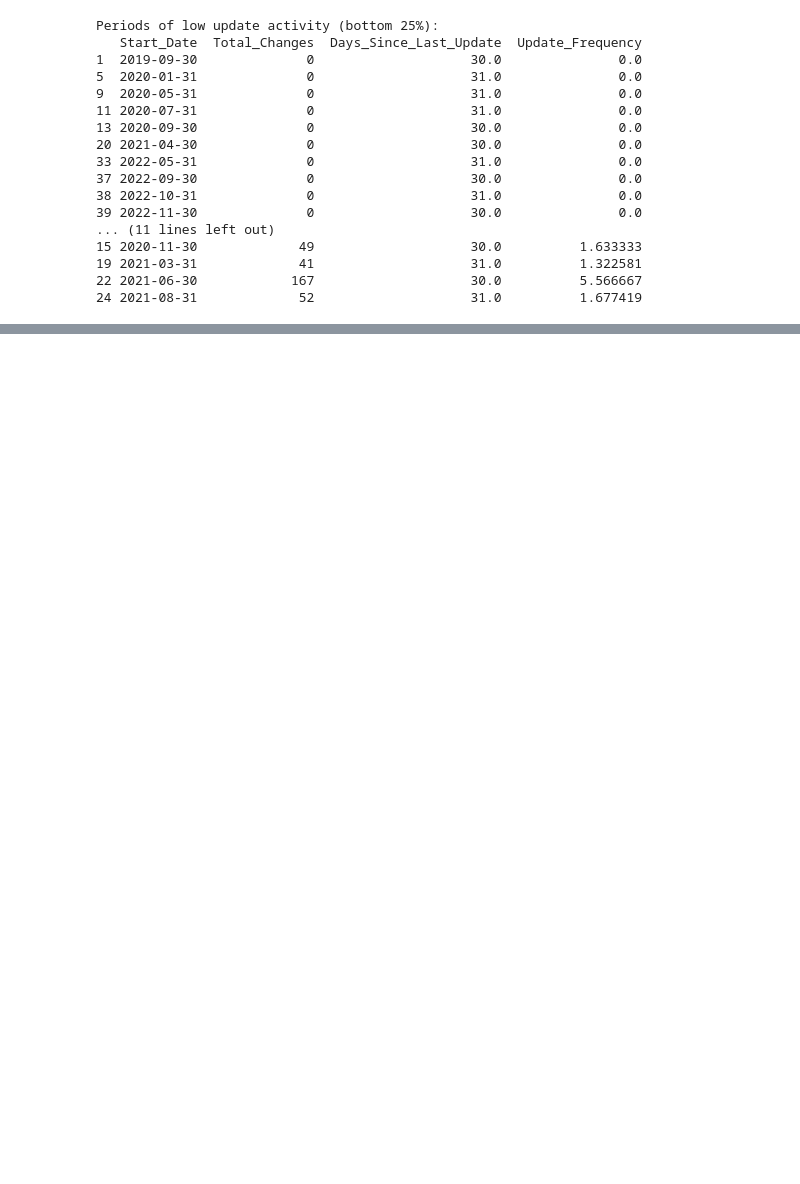
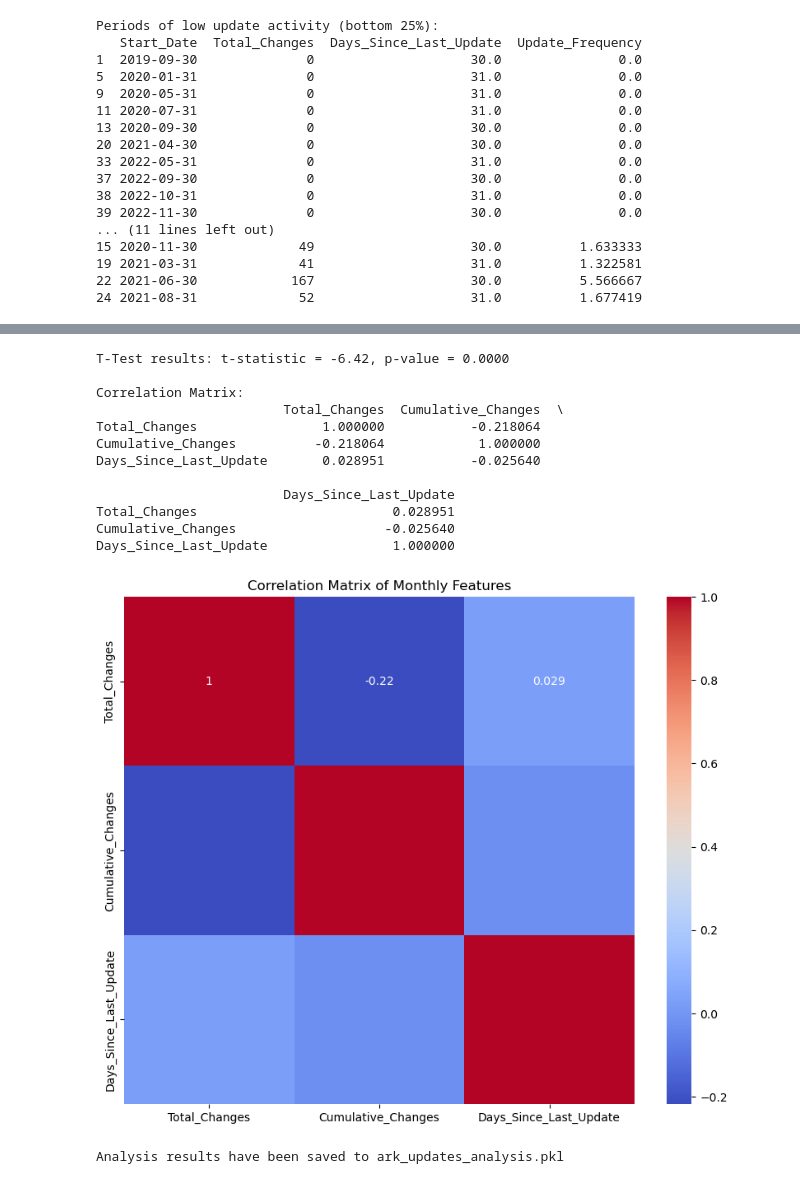
Before and after one commit to SikoticVinyl/Project1, a Jupyter notebook: UpdateAnalysis/Ark_Updates.ipynb, the cells around one changed output, grey strips where cells are left out. Drawn from its saved outputs; the diff is of its cells as text; code cells hidden in the pictures; blank space fills up the shorter version.

Commit message:
fixed error, pickled info.

```diff
--- a/UpdateAnalysis/Ark_Updates.ipynb
+++ b/UpdateAnalysis/Ark_Updates.ipynb
@@ -408,3 +444,58 @@ Name: count, dtype: int64
 11    2
 12    1
 Name: count, dtype: int64
+# %%
+from scipy.stats import ttest_ind
+
+# Perform t-test between low and high activity periods
+t_stat, p_val = ttest_ind(low_activity['Total_Changes'], high_activity['Total_Changes'])
+print(f"T-Test results: t-statistic = {t_stat:.2f}, p-value = {p_val:.4f}")
+
+# Correlation analysis
+correlation_matrix = ark_monthly[['Total_Changes', 'Cumulative_Changes', 'Days_Since_Last_Update']].corr()
+print("\nCorrelation Matrix:")
+print(correlation_matrix)
+
+# Visualize correlation matrix
+plt.figure(figsize=(10, 8))
+sns.heatmap(correlation_matrix, annot=True, cmap='coolwarm')
+plt.title('Correlation Matrix of Monthly Features')
+plt.show()
+# %% [output]
+T-Test results: t-statistic = -6.42, p-value = 0.0000
+
+Correlation Matrix:
+                        Total_Changes  Cumulative_Changes  \
+Total_Changes                1.000000           -0.218064
+Cumulative_Changes          -0.218064            1.000000
+Days_Since_Last_Update       0.028951           -0.025640
+
+                        Days_Since_Last_Update
+Total_Changes                         0.028951
+Cumulative_Changes                   -0.025640
+Days_Since_Last_Update                1.000000
+[figure, added]
+# %%
+import pickle
+
+# Define a dictionary to hold the analysis results
+analysis_results = {
+    'ark_update_data': ark_update_data,
+    'ark_grouped_df': ark_grouped_df,
+    'ark_monthly': ark_monthly,
+    'low_activity': low_activity,
+    'high_activity': high_activity,
+    't_test_results': {
+        't_stat': t_stat,
+        'p_val': p_val
+    },
+    'correlation_matrix': correlation_matrix
+}
+
+# Save the analysis results to a pickle file
+with open('ark_updates_analysis.pkl', 'wb') as file:
+    pickle.dump(analysis_results, file)
+
+print("Analysis results have been saved to ark_updates_analysis.pkl")
+# %% [output]
+Analysis results have been saved to ark_updates_analysis.pkl
```
Also changed, not shown: parts of 5 cells of this notebook, 3 other files.
